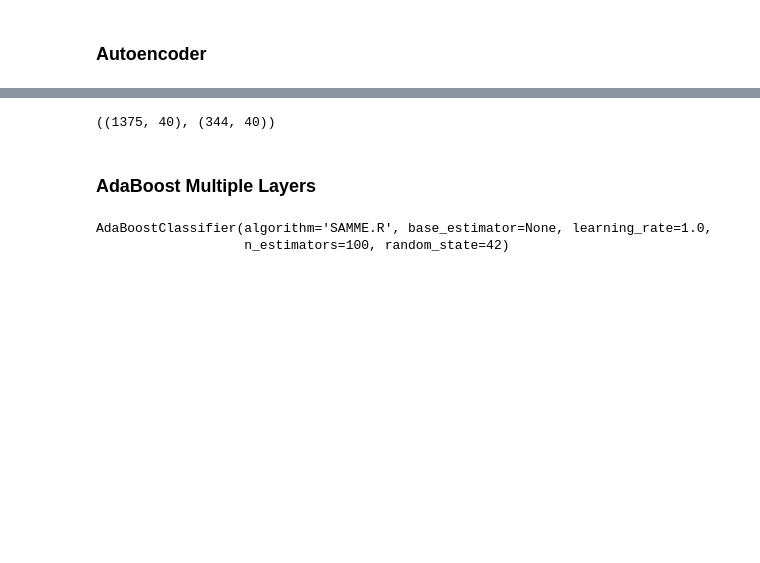
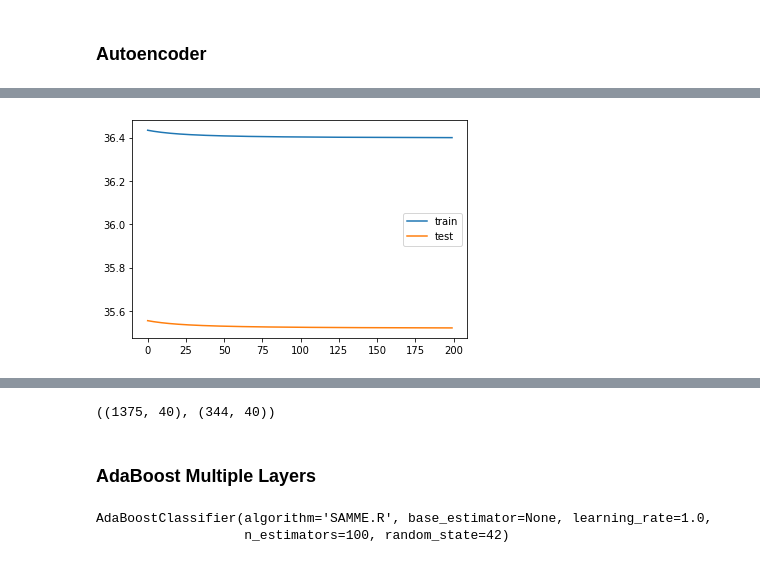
Before and after one commit to lponcec94/PolyWorks, a Jupyter notebook: semana_7/Semana_7_Autoencoder.ipynb, the cells around one changed output, grey strips where cells are left out. Saved outputs shown, nothing was run; the diff lists cells and outputs as text; code cells hidden in the pictures; blank space fills up the shorter version.

```diff
--- a/semana_7/Semana_7_Autoencoder.ipynb
+++ b/semana_7/Semana_7_Autoencoder.ipynb
@@ -636,7 +641,7 @@ model = Sequential([
   Flatten(input_shape=(28, 28)),
   Dense(128, activation='relu'),
   Dropout(0.2),
-  Dense(10)
+  Dense(10, activation='softmax')
 ])
 # %%
 # Configuramos el proceso de aprendizaje
@@ -815,7 +827,8 @@ autoencoder = Model(inputs=input, outputs=decoded)
 # %%
 encoder = Model(input, encoded)
 # %%
-autoencoder.compile(loss='mse', optimizer=optimizers.SGD(learning_rate=0.1)
+autoencoder.compile(loss='mse', optimizer=optimizers.SGD(learning_rate=0.1))
 # %%
-autoencoder.fit(X_train, X_train, epochs=200, batch_size=32, shuffle=True, verbose=1)
+history = autoencoder.fit(X_train, X_train, epochs=200, batch_size=32, shuffle=True,
+                verbose=1, validation_data=(X_test, X_test))
 # %% [output]
@@ -823,3 +852,10 @@ autoencoder.fit(X_train, X_train, epochs=200, batch_size=32, shuffle=True, verbo
+# %%
+plt.plot(history.history['loss'], label='train')
+plt.plot(history.history['val_loss'], label='test')
+plt.legend()
+plt.show();
+# %% [output]
+[figure, added]
 # %%
 plot_model(encoder, show_shapes=True)
 # %% [output]
```
Also changed, not shown: parts of 47 cells of this notebook.
